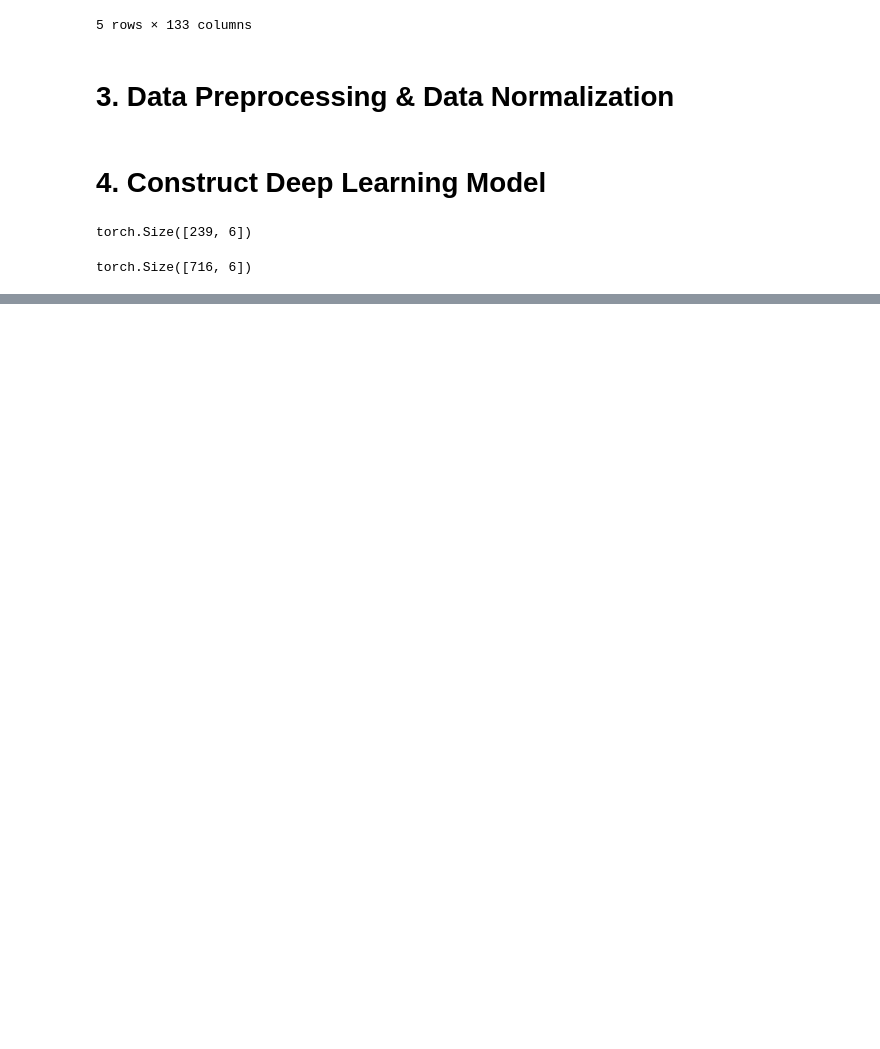
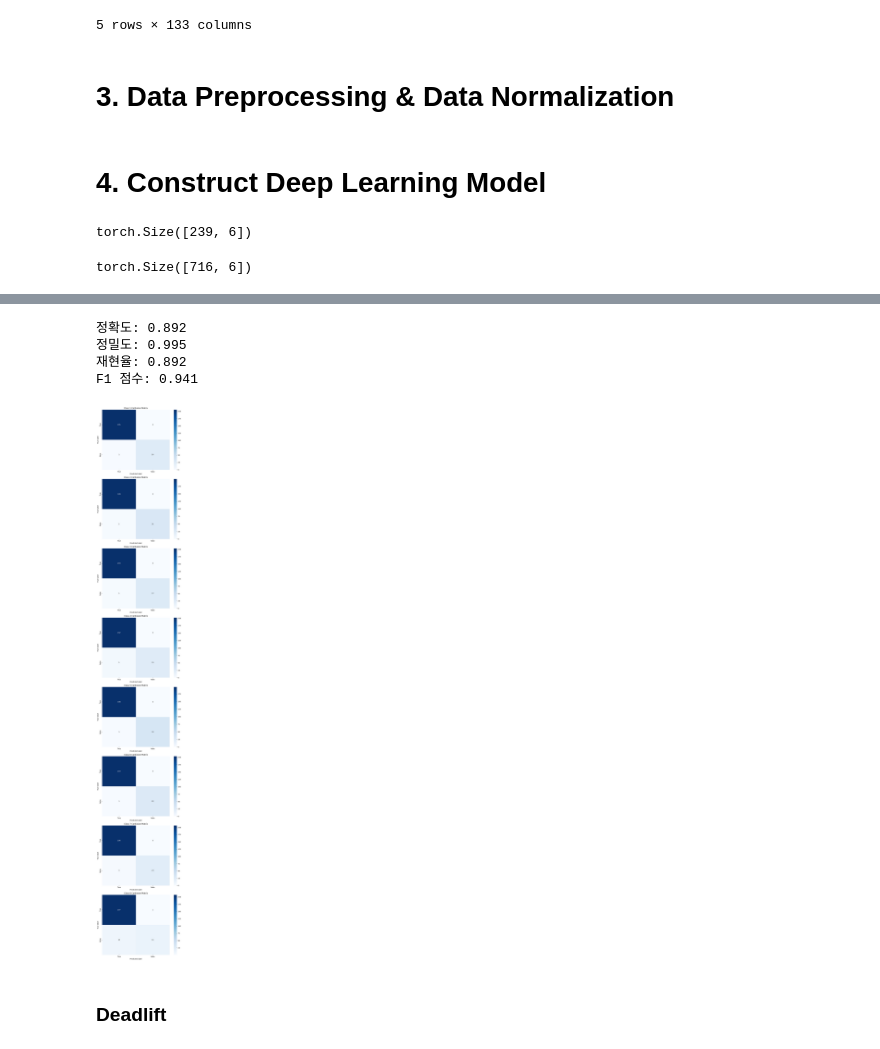
Before and after one commit to PSLeon24/AI_Exercise_Pose_Feedback, a Jupyter notebook: DeepLearning V1.ipynb, the cells around one changed output, grey strips where cells are left out. Cells and saved outputs as stored; diff of their text form; code cells hidden in the pictures; blank space fills up the shorter version.

```diff
--- a/DeepLearning V1.ipynb
+++ b/DeepLearning V1.ipynb
@@ -254,0 +402,52 @@ plot_multilabel_confusion_matrix(confusion_matrix)
+# %%
+squat_model.eval()
+with torch.no_grad():
+    predicted_probs = squat_model(squat_X_test)
+
+threshold = 0.8  # 임계값 설정
+predicted_labels = (predicted_probs > threshold).numpy().astype(int)
+
+# 정확도 계산
+accuracy = accuracy_score(squat_y_test, predicted_labels)
+print(f"정확도: {accuracy:.3f}")
+
+# 정밀도 계산
+precision = precision_score(squat_y_test, predicted_labels, average='micro')
+print(f"정밀도: {precision:.3f}")
+
+# 재현율 계산
+recall = recall_score(squat_y_test, predicted_labels, average='micro')
+print(f"재현율: {recall:.3f}")
+
+# F1 점수 계산
+f1 = f1_score(squat_y_test, predicted_labels, average='micro')
+print(f"F1 점수: {f1:.3f}")
+# %% [output]
+정확도: 0.892
+정밀도: 0.995
+재현율: 0.892
+F1 점수: 0.941
+# %%
+confusion_matrix = multilabel_confusion_matrix(squat_y_test, predicted_labels)
+
+def plot_multilabel_confusion_matrix(confusion_matrix):
+    num_classes = len(confusion_matrix)
+    fig, axes = plt.subplots(nrows=num_classes, ncols=1, figsize=(8, 6 * num_classes))
+
+    for i in range(num_classes):
+        sns.heatmap(confusion_matrix[i], annot=True, cmap="Blues", fmt="d", ax=axes[i])
+        axes[i].set_title(f"Class {i+1} Confusion Matrix")
+        axes[i].set_xlabel("Predicted label")
+        axes[i].set_ylabel("True label")
+        axes[i].set_xticklabels(['True', 'False'])
+        axes[i].set_yticklabels(['True', 'False'])
+
+    plt.tight_layout()
+    plt.show()
+
+# 다중 레이블 오차 행렬 시각화
+plot_multilabel_confusion_matrix(confusion_matrix)
+# %% [output]
+[figure, added]
+# %% [markdown]
+### Deadlift
```
Also changed, not shown: parts of 24 cells of this notebook, 3 other files.
